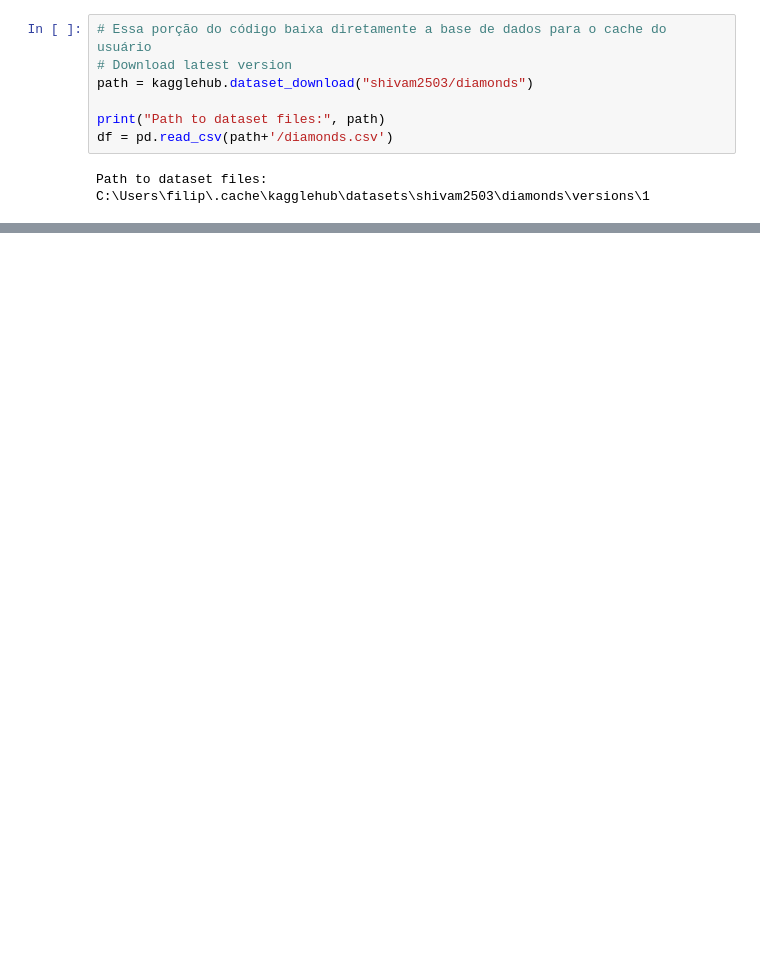
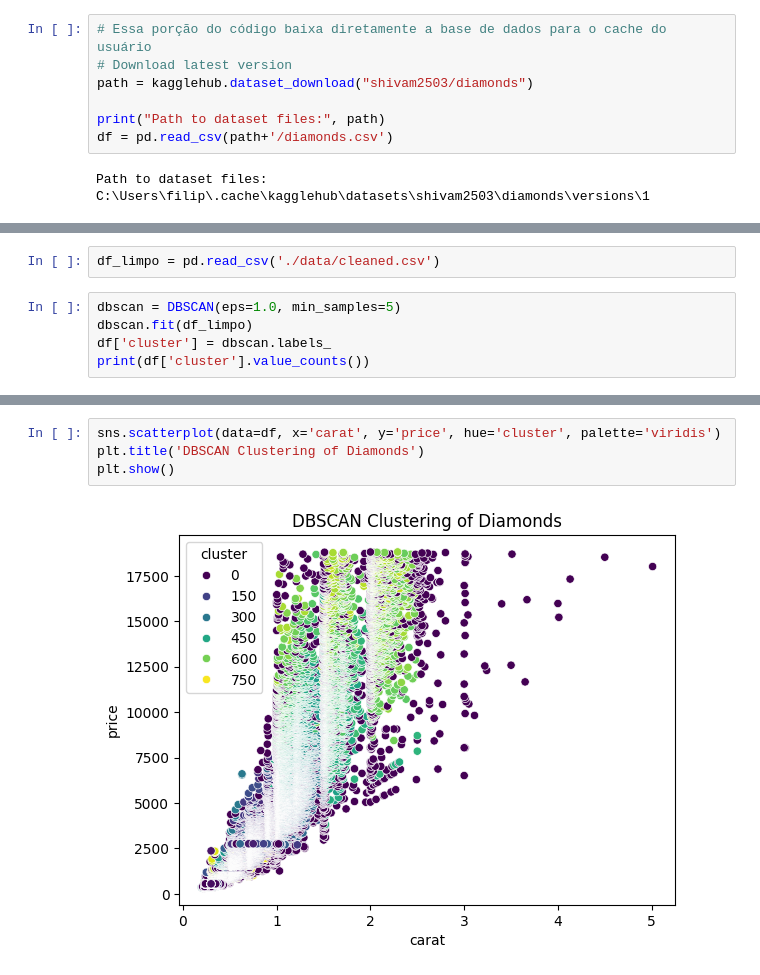
Before and after one commit to Turma1174/projetoML2, a Jupyter notebook: DBscan.ipynb, the cells around one changed output, grey strips where cells are left out. Drawn from its saved outputs; the diff is of its cells as text; blank space fills up the shorter version.

```diff
--- a/DBscan.ipynb
+++ b/DBscan.ipynb
@@ -94,0 +150,7 @@ Best eps: 1.4000000000000001, Silhouette Score: 0.7893738062505966
+# %%
+df_limpo = pd.read_csv('./data/cleaned.csv')
+# %%
+dbscan = DBSCAN(eps=1.0, min_samples=5)
+dbscan.fit(df_limpo)
+df['cluster'] = dbscan.labels_
+print(df['cluster'].value_counts())
@@ -94,0 +171,6 @@ Best eps: 1.4000000000000001, Silhouette Score: 0.7893738062505966
+# %%
+sns.scatterplot(data=df, x='carat', y='price', hue='cluster', palette='viridis')
+plt.title('DBSCAN Clustering of Diamonds')
+plt.show()
+# %% [output]
+[figure, added]
```
Also changed, not shown: parts of 17 cells of this notebook.
